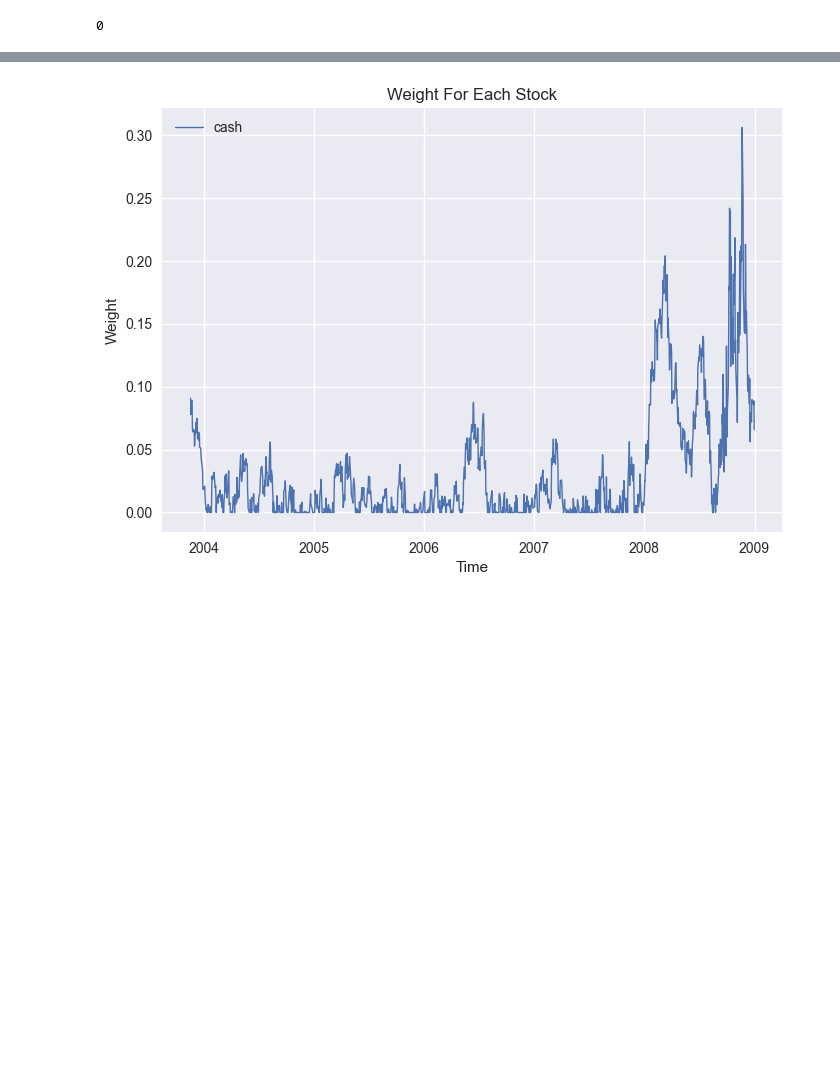
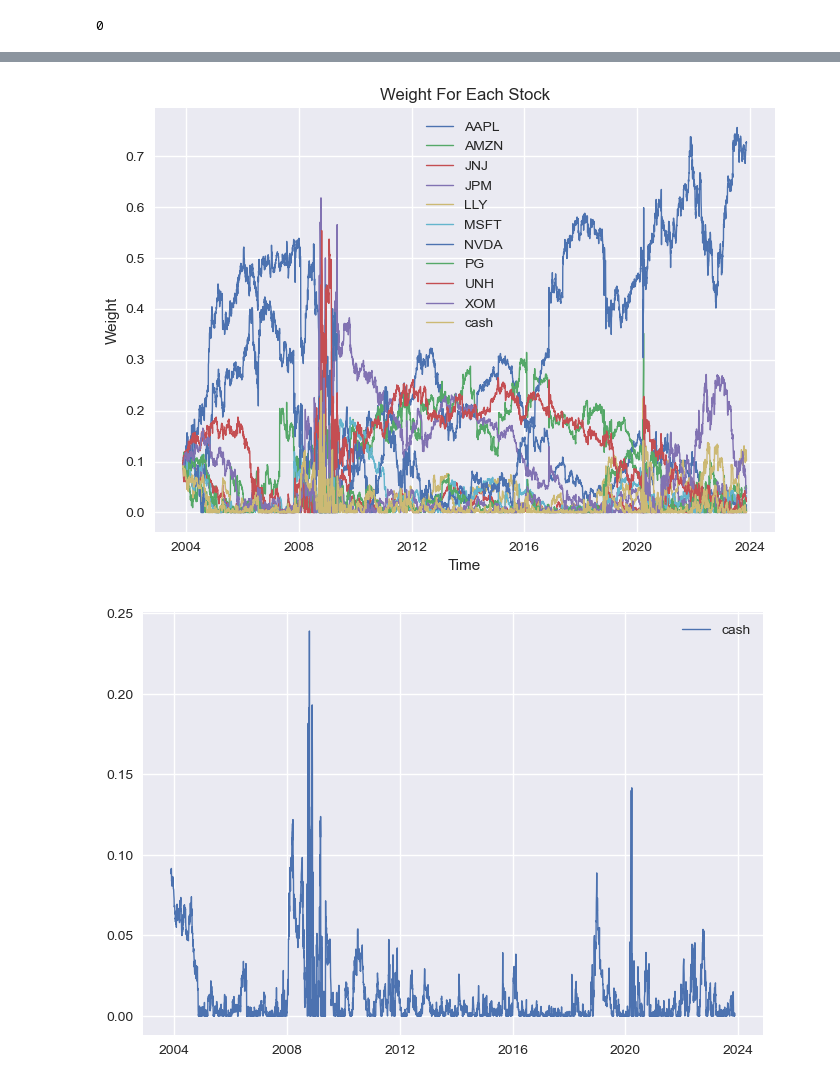
Before and after one commit to Terry-Xu-666/4530_projrct, a Jupyter notebook: OGD.ipynb, the cells around one changed output, grey strips where cells are left out. Saved outputs shown, nothing was run; the diff lists cells and outputs as text; code cells hidden in the pictures; blank space fills up the shorter version.

```diff
--- a/OGD.ipynb
+++ b/OGD.ipynb
@@ -21,8 +21,8 @@ df_ori.head()
 # %%
 df_ori.set_index('Date', inplace=True)
 df_ori.index = pd.DatetimeIndex(df_ori.index)
-ENDTIME = pd.to_datetime('2008-12-31')
-df_ori = df_ori.loc[df_ori.index <= ENDTIME]
+# ENDTIME = pd.to_datetime('2008-12-31')
+# df_ori = df_ori.loc[df_ori.index <= ENDTIME]
 df_ori.tail()
 # %% [output]
 |  | AAPL | AMZN | JNJ | JPM | LLY | MSFT | NVDA | PG | UNH | XOM | cash |
@@ -44,5 +44,6 @@ plt.show()
 # %%
 df = df_ori.pct_change().iloc[1:,:]
+df['cash']=1.03**(1/365)-1
 df.head()
 # %% [output]
 |  | AAPL | AMZN | JNJ | JPM | LLY | MSFT | NVDA | PG | UNH | XOM | cash |
@@ -126,7 +127,8 @@ def OGD_algo(df, ETA):
         arr_pfl.append(cur_pfl)
         # define the loss: linear -retn * x
         # direction = -1 * df.iloc[i,:].values
-        direction = -1 * np.log(np.array(df.iloc[i,:].values)+1)
+        direction = -1 * (np.array(df.iloc[i,:].values)+1)*(1+50*np.linalg.norm(cur_stg - last_stg,ord=2))
+        # direction = -1 * (np.array(df.iloc[i,:].values)+1)
         # OGD to find strategy in the next round
         last_stg = cur_stg.copy()
         cur_stg = OGD_update(cur_stg, ETA, direction, len(df.columns))
@@ -134,7 +136,7 @@ def OGD_algo(df, ETA):
 
     return arr_pfl , arr_stg, ret, weight
 
-ETA = 1
+ETA = 0.2
 arr_pfl , arr_stg , ret, weight= OGD_algo(df, ETA)
 # %%
 plt.figure()
@@ -153,16 +155,21 @@ plt.show()
 # %%
 arr_stg = pd.DataFrame(arr_stg, columns=df.columns)
 
 plt.figure()
-# for stk in arr_stg.columns:
-#     plt.plot(df.index, arr_stg.loc[:,stk], linewidth=1, label=stk)
-#     plt.legend(loc='best')
+for stk in arr_stg.columns:
+    plt.plot(df.index, arr_stg.loc[:,stk], linewidth=1, label=stk)
+    plt.legend(loc='best')
 
-plt.plot(df.index, arr_stg.loc[:,'cash'], linewidth=1, label=stk)
-plt.legend(loc='best')
+# plt.plot(df.index, arr_stg.loc[:,'cash'], linewidth=1, label=stk)
+# plt.legend(loc='best')
 plt.xlabel('Time')
 plt.ylabel('Weight')
 plt.title('Weight For Each Stock')
 plt.show()
+plt.figure()
+plt.plot(df.index, arr_stg.loc[:,'cash'], linewidth=1, label=stk)
+plt.legend(loc='best')
+plt.show()
 # %% [output]
-[figure, old version]
+[figure, new version]
+[figure, added]
```
Also changed, not shown: parts of 7 cells of this notebook, 32 other files.
